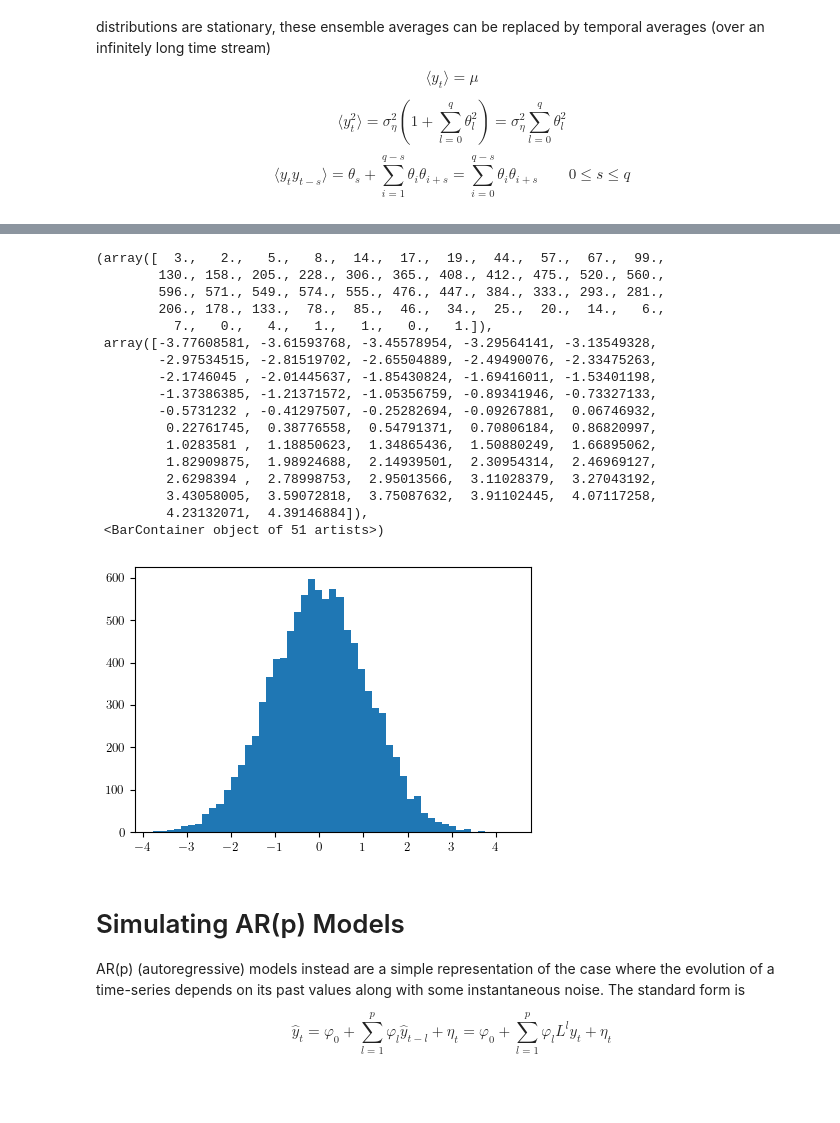
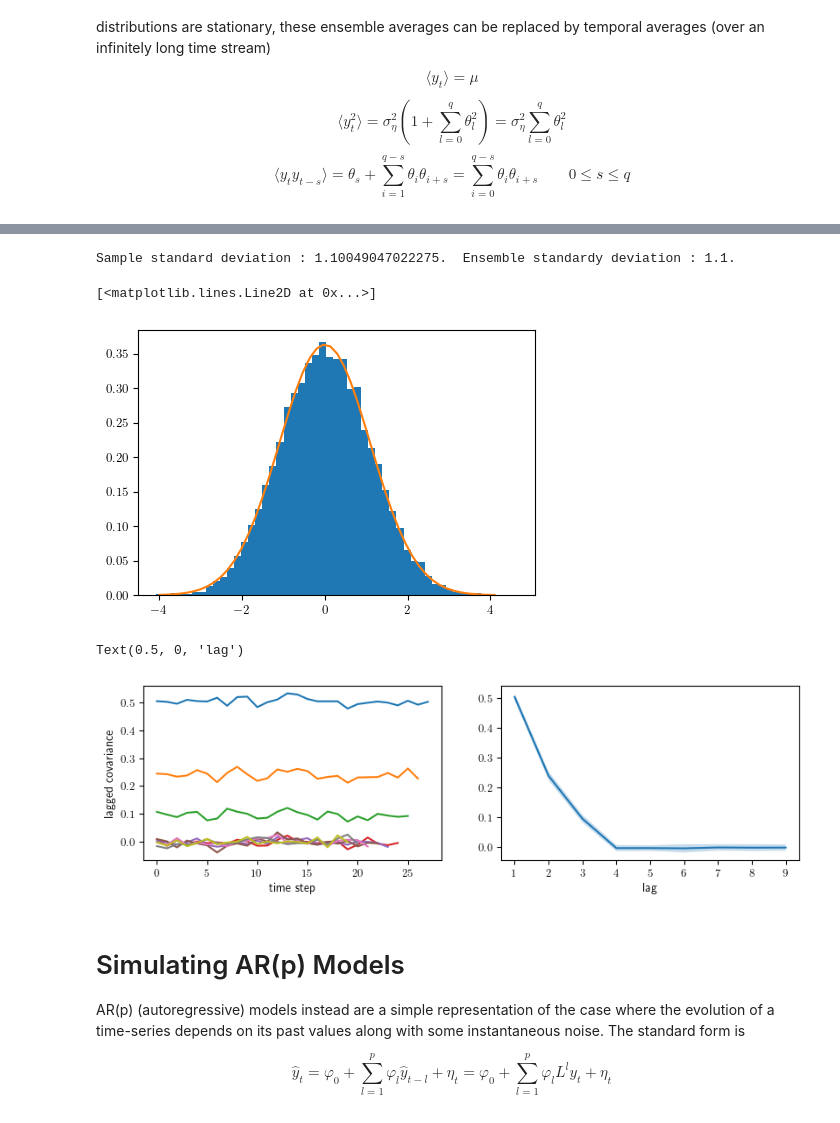
Before and after one commit to jonathanbraden/RandomTimeSeries, a Jupyter notebook: Generating Random Time Series.ipynb, the cells around one changed output, grey strips where cells are left out. Saved outputs shown, nothing was run; the diff lists cells and outputs as text; code cells hidden in the pictures; blank space fills up the shorter version.

```diff
--- a/Generating Random Time Series.ipynb
+++ b/Generating Random Time Series.ipynb
@@ -91,24 +108,38 @@ plt.plot( np.mean(s,axis=0) + np.std(s,axis=0)/np.sqrt(s.shape[0]) )
 # %%
-plt.hist(s[:,-1],51)
+xv = np.linspace(-4.,4.101)
+std = np.std(s,axis=0)
+std_exact = np.sqrt(1. + 0.1**2+0.2**2+0.4**2)
+
+print(f'Sample standard deviation : {std.mean()}.  Ensemble standardy deviation : {std_exact}.')
+
+tInd = -1
+plt.hist(s[:,tInd],51,density=True)
+plt.plot(xv, np.exp(-0.5*xv**2/std[tInd]**2)/np.sqrt(2.*np.pi*std[tInd]**2))
 # %% [output]
-(array([  3.,   2.,   5.,   8.,  14.,  17.,  19.,  44.,  57.,  67.,  99.,
-        130., 158., 205., 228., 306., 365., 408., 412., 475., 520., 560.,
-        596., 571., 549., 574., 555., 476., 447., 384., 333., 293., 281.,
-        206., 178., 133.,  78.,  85.,  46.,  34.,  25.,  20.,  14.,   6.,
-          7.,   0.,   4.,   1.,   1.,   0.,   1.]),
- array([-3.77608581, -3.61593768, -3.45578954, -3.29564141, -3.13549328,
-        -2.97534515, -2.81519702, -2.65504889, -2.49490076, -2.33475263,
-        -2.1746045 , -2.01445637, -1.85430824, -1.69416011, -1.53401198,
-        -1.37386385, -1.21371572, -1.05356759, -0.89341946, -0.73327133,
-        -0.5731232 , -0.41297507, -0.25282694, -0.09267881,  0.06746932,
-         0.22761745,  0.38776558,  0.54791371,  0.70806184,  0.86820997,
-         1.0283581 ,  1.18850623,  1.34865436,  1.50880249,  1.66895062,
-         1.82909875,  1.98924688,  2.14939501,  2.30954314,  2.46969127,
-         2.6298394 ,  2.78998753,  2.95013566,  3.11028379,  3.27043192,
-         3.43058005,  3.59072818,  3.75087632,  3.91102445,  4.07117258,
-         4.23132071,  4.39146884]),
- <BarContainer object of 51 artists>)
+Sample standard deviation : 1.10049047022275.  Ensemble standardy deviation : 1.1.
+[<matplotlib.lines.Line2D at 0x...>]
-[figure, old version]
+[figure, new version]
+# %%
+lags = lagged_covariance_matrix(s, 10)
+
+fig, axs = plt.subplots(ncols=2, figsize=(10,2.5))
+
+for l_ in lags:
+    axs[0].plot(l_)
+
+mean_lags = np.array([np.mean(l_,axis=-1) for l_ in lags])
+std_lags = np.array([np.std(l_,axis=-1) for l_ in lags])
+i_lag = np.arange(mean_lags.size) + 1
+
+axs[1].plot(i_lag, mean_lags)
+axs[1].fill_between(i_lag, mean_lags-std_lags, mean_lags+std_lags, alpha=0.25)
+
+axs[0].set_xlabel('time step')
+axs[0].set_ylabel('lagged covariance')
+axs[1].set_xlabel('lag')
+# %% [output]
+Text(0.5, 0, 'lag')
+[figure, added]
 # %% [markdown]
 # Simulating AR(p) Models
 AR(p) (autoregressive) models instead are a simple representation of the case where the evolution of a time-series depends on its past values along with some instantaneous noise.  The standard form is
```
Also changed, not shown: parts of 11 cells of this notebook.
